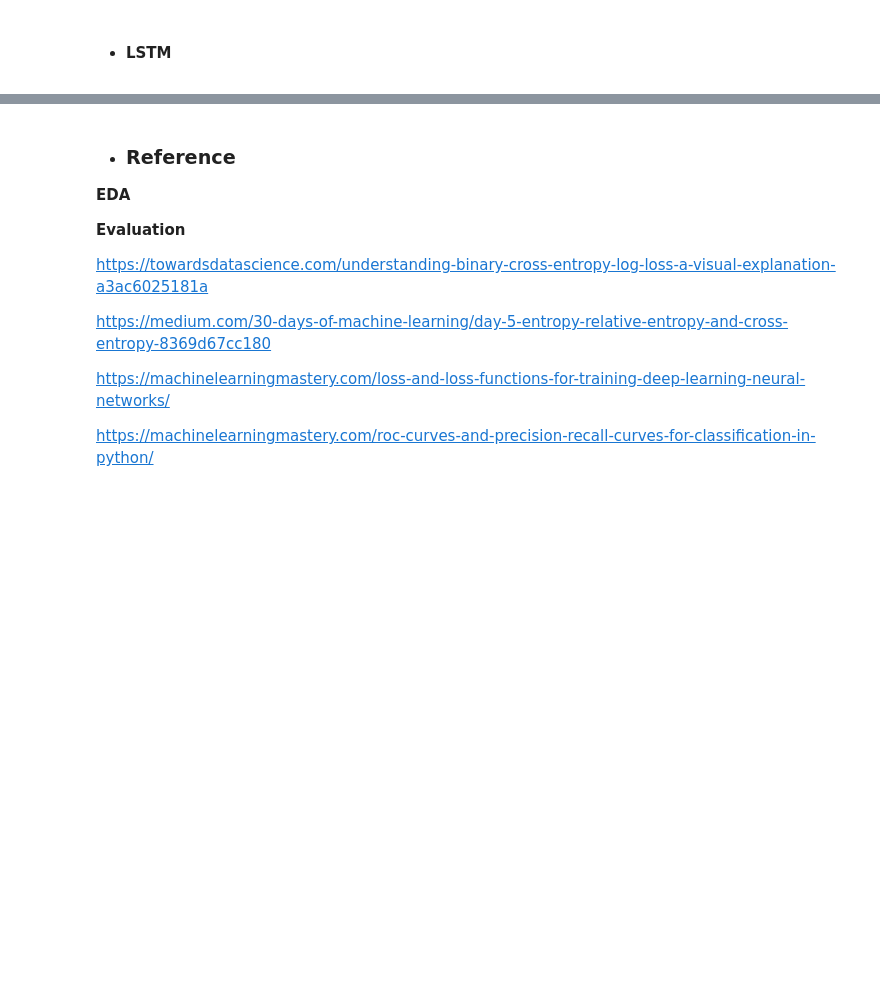
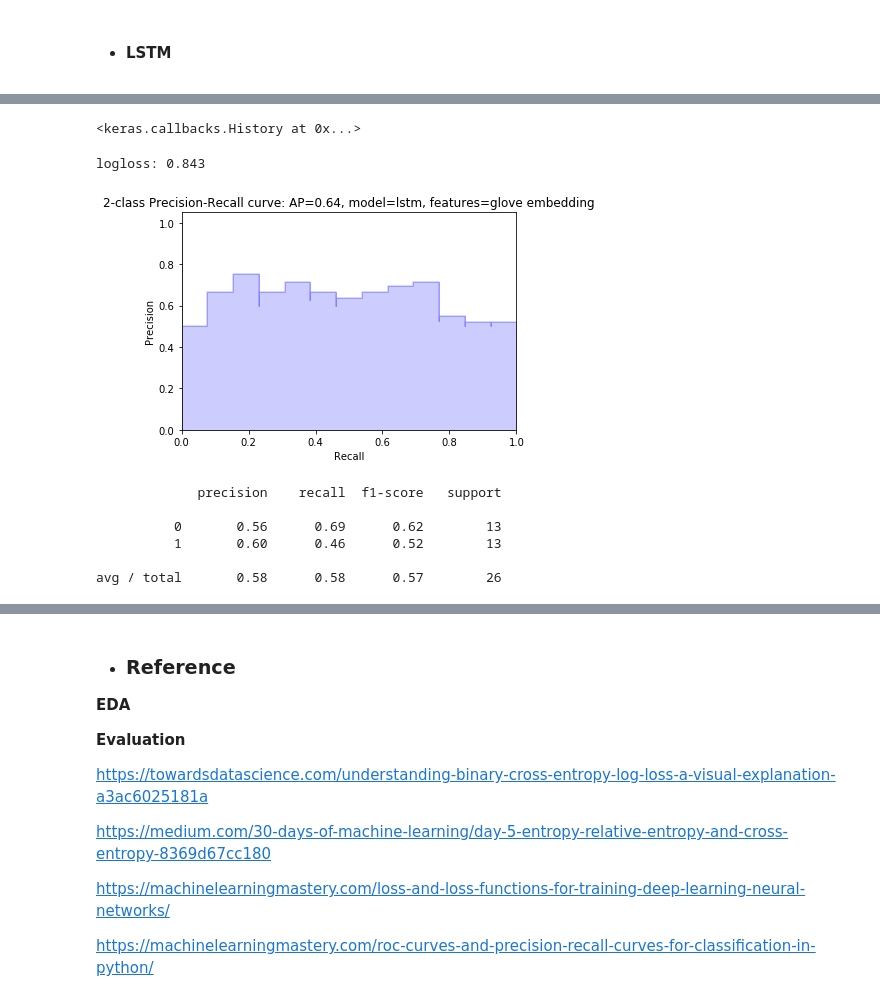
Before and after one commit to ck-unifr/german-wings-airline-challenge, a Jupyter notebook: german-wings-review.ipynb, the cells around one changed output, grey strips where cells are left out. Cells and saved outputs as stored; diff of their text form; code cells hidden in the pictures; blank space fills up the shorter version.

```diff
--- a/german-wings-review.ipynb
+++ b/german-wings-review.ipynb
@@ -966,17 +1247,30 @@ len(word_index) + 1
 # %%
-# A simple LSTM with glove embeddings and two dense layers
+# LSTM with glove embeddings and two dense layers
 model = Sequential()
 model.add(Embedding(len(word_index) + 1,
-                     50,
+                     embedding_matrix.shape[1],
                      weights=[embedding_matrix],
                      input_length=max_len,
                      trainable=False))
 model.add(SpatialDropout1D(0.3))
-model.add(LSTM(20, dropout=0.3, recurrent_dropout=0.3))
+model.add(LSTM(5, dropout=0.3, recurrent_dropout=0.3))
 
-model.add(Dense(50, activation='relu'))
-model.add(Dropout(0.8))
+model.add(Dense(300, activation='relu'))
+model.add(Dropout(0.2))
 
 model.add(Dense(2))
 model.add(Activation('softmax'))
 model.compile(loss='categorical_crossentropy', optimizer='adam')
+# %%
+earlystop = EarlyStopping(monitor='val_loss', min_delta=0, patience=3, verbose=0, mode='auto')
+model.fit(xtrain_pad, y=ytrain_enc, batch_size=1024, epochs=200, verbose=0,
+          #validation_data=(xvalid_pad, yvalid_enc)
+         )
+# %% [output]
+<keras.callbacks.History at 0x...>
+# %%
+predictions = model.predict(xvalid_pad)
+# %%
+print ("logloss: %0.3f " % multiclass_logloss(yvalid, predictions))
+# %% [output]
+logloss: 0.843
@@ -982,0 +1279,13 @@ model.compile(loss='categorical_crossentropy', optimizer='adam')
+# %%
+plot_pr_curve(yvalid, predictions[:, 1], model_name='lstm', features='glove embedding')
+# %% [output]
+[figure, added]
+# %%
+print(classification_report(yvalid.values, ypred))
+# %% [output]
+             precision    recall  f1-score   support
+
+          0       0.56      0.69      0.62        13
+          1       0.60      0.46      0.52        13
+
+avg / total       0.58      0.58      0.57        26
```
Also changed, not shown: parts of 81 cells of this notebook.
